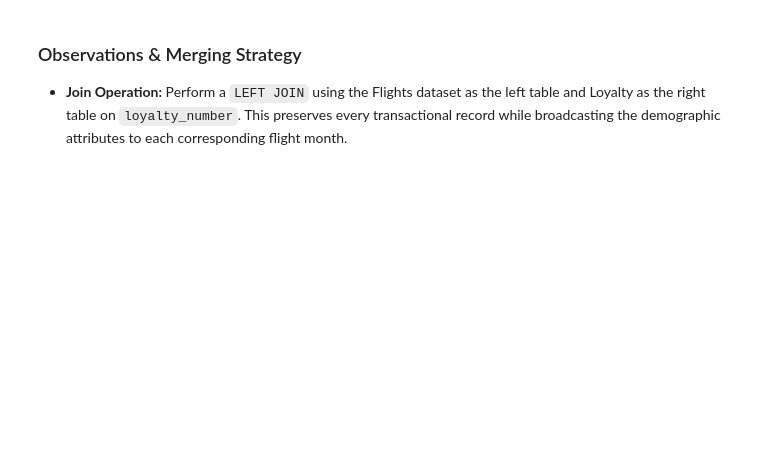
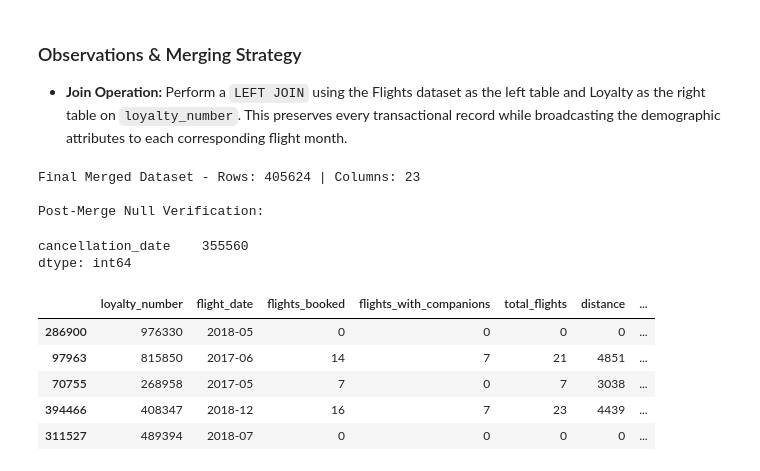
Before and after one commit to Adalab/bda-modulo-3-evaluacion-final-nataliapozoaraque-hash, a Jupyter notebook: flight_loyalty.analysis.ipynb, the cells around one changed output. Drawn from its saved outputs; the diff is of its cells as text; code cells hidden in the pictures; blank space fills up the shorter version.

```diff
--- a/flight_loyalty.analysis.ipynb
+++ b/flight_loyalty.analysis.ipynb
@@ -206,0 +275,11 @@ display(df_loyalty[string_cols_loyalty].sample(2).style.format(lambda x: x.title
+# %%
+# Salary Imputation: Neutralize negatives and fill with median
+df_loyalty.loc[df_loyalty['salary'] < 0, 'salary'] = np.nan
+# %%
+# Calculate central tendency measures to justify the imputation choice
+s_mean = df_loyalty['salary'].mean()
+s_median = df_loyalty['salary'].median()
+s_mode = df_loyalty['salary'].mode()[0]
+
+# Fill missing values using the median (robust to outliers)
+df_loyalty['salary'] = df_loyalty['salary'].fillna(s_median)
@@ -206,0 +297,15 @@ display(df_loyalty[string_cols_loyalty].sample(2).style.format(lambda x: x.title
+# %%
+# MNAR Strategy: Interpreting null cancellation dates as Active Memberships.
+df_loyalty['is_active'] = df_loyalty['cancellation_date'].isnull()
+
+
+null_count = df_loyalty['cancellation_date'].isnull().sum() # Confirming nulls match our 'is_active' logic
+active_count = df_loyalty['is_active'].sum()
+
+print(f"📅 Active status flag prepared.\n"
+      f" - Total nulls in cancellation_date (Raw): {null_count}\n"
+      f" - Total customers marked as Active: {active_count}\n"
+      f" (Note: Nulls are preserved as 'NaT' because they represent active users)")
+
+print("\n Temporal Features & Cancellations (MNAR Strategy) ✔️")
+display(df_loyalty[['loyalty_number', 'enrollment_date', 'cancellation_date', 'is_active']].sample(2))
@@ -207,3 +322,25 @@ display(df_loyalty[string_cols_loyalty].sample(2).style.format(lambda x: x.title
 # %% [markdown]
 ### Observations & Merging Strategy
 * **Join Operation:** Perform a `LEFT JOIN` using the Flights dataset as the left table and Loyalty as the right table on `loyalty_number`. This preserves every transactional record while broadcasting the demographic attributes to each corresponding flight month.
+# %%
+df_merged = pd.merge(df_flights, df_loyalty, on='loyalty_number', how='left')
+
+print(f"Final Merged Dataset - Rows: {df_merged.shape[0]} | Columns: {df_merged.shape[1]}")
+print("\nPost-Merge Null Verification:")
+# Note: cancellation_date nulls are expected and represent ACTIVE customers.
+display(df_merged.isnull().sum()[df_merged.isnull().sum()>0])
+# %% [output]
+Final Merged Dataset - Rows: 405624 | Columns: 23
+
+Post-Merge Null Verification:
+cancellation_date    355560
+dtype: int64
+# %%
+df_merged.sample(5)
+# %% [output]
+|  | loyalty_number | flight_date | flights_booked | flights_with_companions | total_flights | distance | ... |
+| 286900 | 976330 | 2018-05 | 0 | 0 | 0 | 0 | ... |
+| 97963 | 815850 | 2017-06 | 14 | 7 | 21 | 4851 | ... |
+| 70755 | 268958 | 2017-05 | 7 | 0 | 7 | 3038 | ... |
+| 394466 | 408347 | 2018-12 | 16 | 7 | 23 | 4439 | ... |
+| 311527 | 489394 | 2018-07 | 0 | 0 | 0 | 0 | ... |
```
Also changed, not shown: parts of 21 cells of this notebook.
